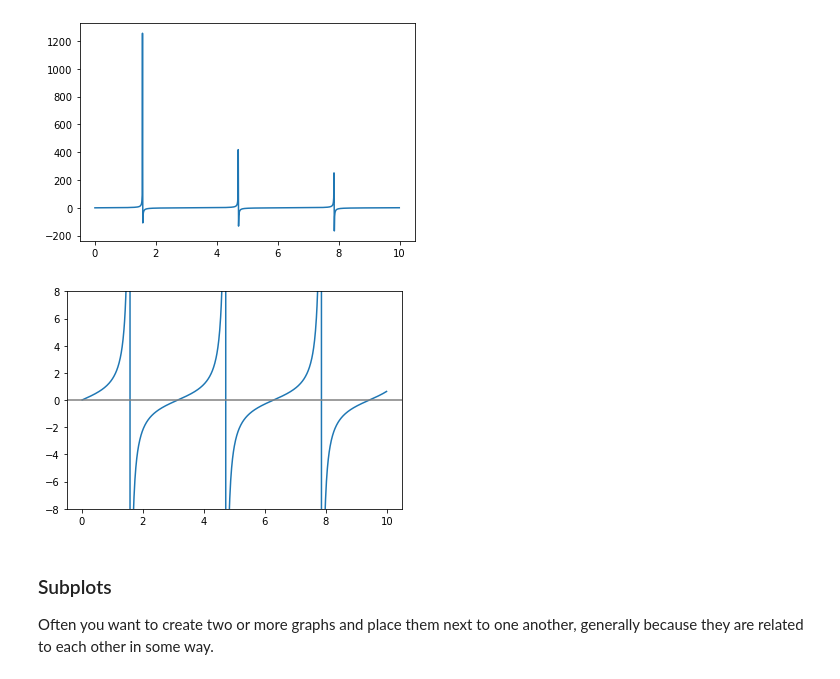
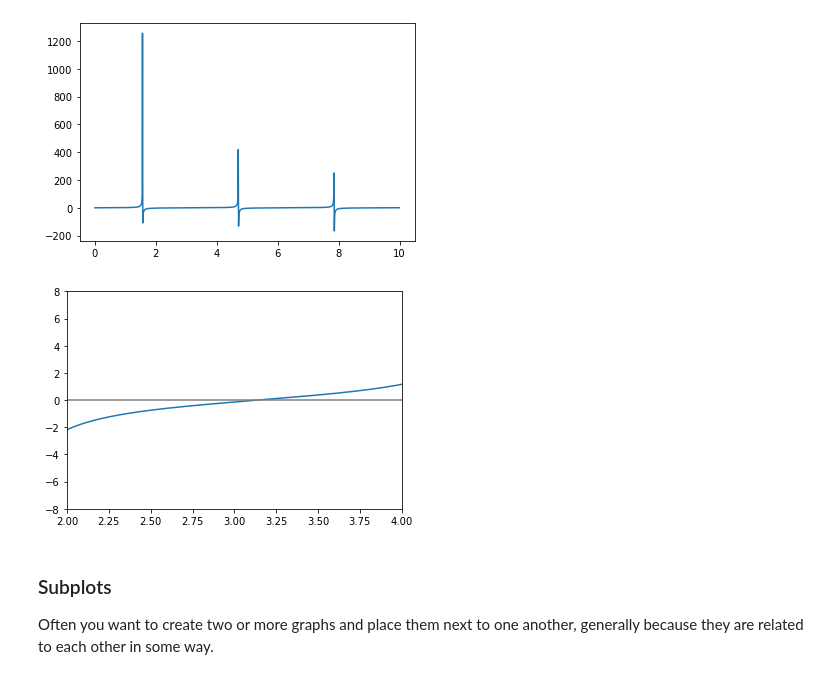
Before and after one commit to mingming-li/SES494-598, a Jupyter notebook: LN012-plotting.ipynb, the cells around one changed output. Saved outputs shown, nothing was run; the diff lists cells and outputs as text; code cells hidden in the pictures.

```diff
--- a/LN012-plotting.ipynb
+++ b/LN012-plotting.ipynb
@@ -339,10 +359,11 @@ plt.plot(theta, ytan);
 # %%
 plt.figure()
 plt.plot(theta, ytan)
 plt.ylim(-8, 8) # restricts range of y axis from -8 to +8
+plt.xlim(2,4)
 plt.axhline(color="gray"); #plot a horizontal line at y=0
 # %% [output]
-[figure, old version]
+[figure, new version]
 # %% [markdown]
 ### Subplots
 
```
Also changed, not shown: parts of 7 cells of this notebook, 5 other files.
